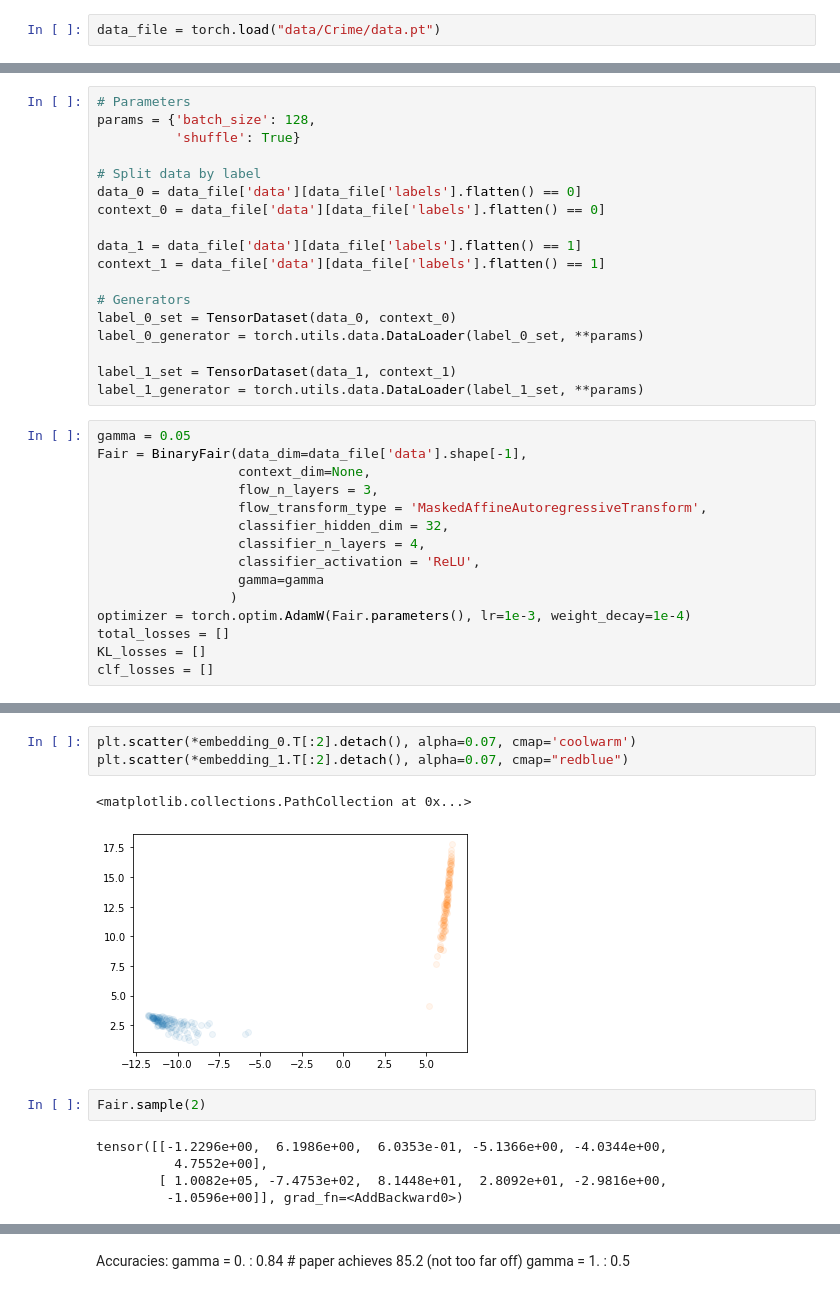
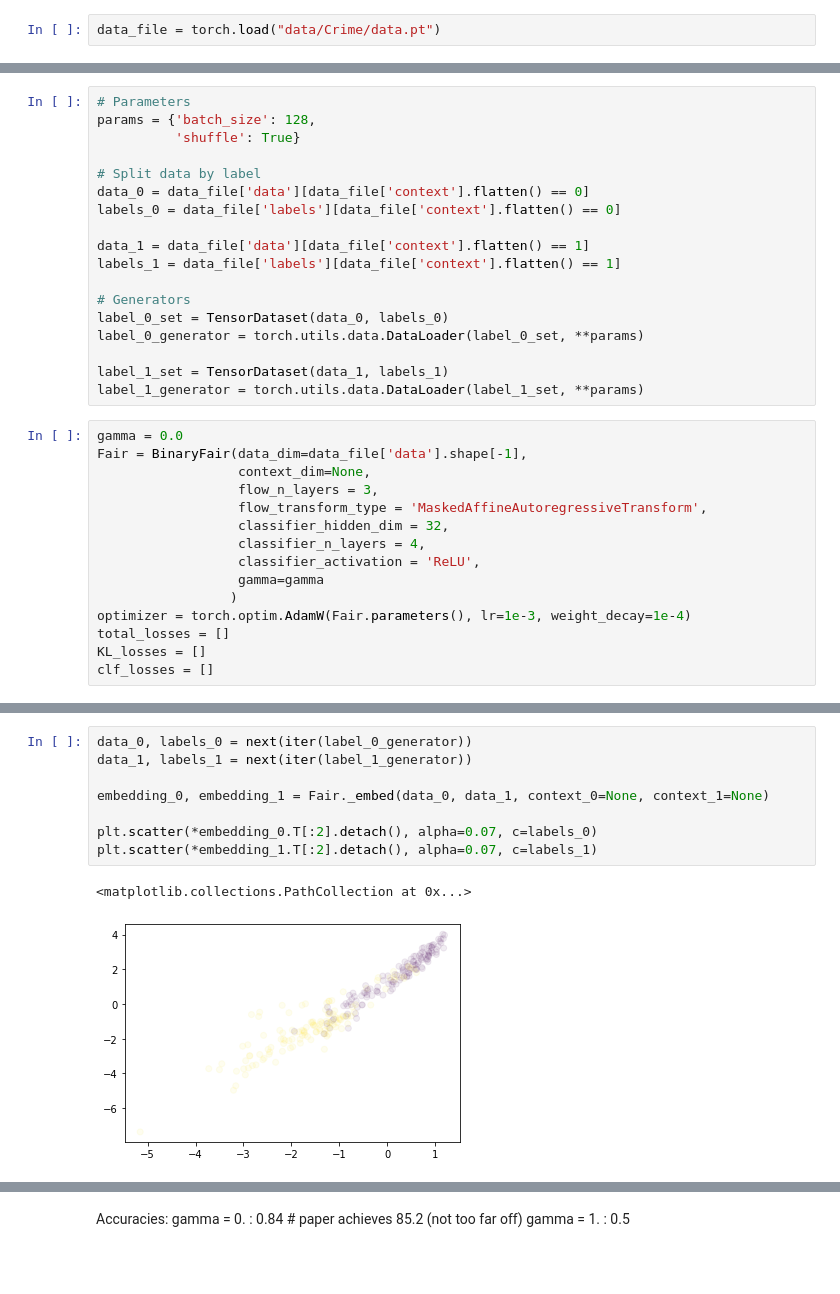
Before and after one commit to jtamanas/FNF4HEP, a Jupyter notebook: CrimeExample.ipynb, the cells around one changed output, grey strips where cells are left out. Drawn from its saved outputs; the diff is of its cells as text; blank space fills up the shorter version.

```diff
--- a/CrimeExample.ipynb
+++ b/CrimeExample.ipynb
@@ -26,20 +26,20 @@ params = {'batch_size': 128,
           'shuffle': True}
 
 # Split data by label
-data_0 = data_file['data'][data_file['labels'].flatten() == 0]
-context_0 = data_file['data'][data_file['labels'].flatten() == 0]
+data_0 = data_file['data'][data_file['context'].flatten() == 0]
+labels_0 = data_file['labels'][data_file['context'].flatten() == 0]
 
-data_1 = data_file['data'][data_file['labels'].flatten() == 1]
-context_1 = data_file['data'][data_file['labels'].flatten() == 1]
+data_1 = data_file['data'][data_file['context'].flatten() == 1]
+labels_1 = data_file['labels'][data_file['context'].flatten() == 1]
 
 # Generators
-label_0_set = TensorDataset(data_0, context_0)
+label_0_set = TensorDataset(data_0, labels_0)
 label_0_generator = torch.utils.data.DataLoader(label_0_set, **params)
 
-label_1_set = TensorDataset(data_1, context_1)
+label_1_set = TensorDataset(data_1, labels_1)
 label_1_generator = torch.utils.data.DataLoader(label_1_set, **params)
 # %%
-gamma = 0.05
+gamma = 0.0
 Fair = BinaryFair(data_dim=data_file['data'].shape[-1],
                   context_dim=None,
                   flow_n_layers = 3,
@@ -116,15 +86,13 @@ tensor([[2.0018e-19],
 # %%
-plt.scatter(*embedding_0.T[:2].detach(), alpha=0.07, cmap='coolwarm')
-plt.scatter(*embedding_1.T[:2].detach(), alpha=0.07, cmap="redblue")
+data_0, labels_0 = next(iter(label_0_generator))
+data_1, labels_1 = next(iter(label_1_generator))
+
+embedding_0, embedding_1 = Fair._embed(data_0, data_1, context_0=None, context_1=None)
+
+plt.scatter(*embedding_0.T[:2].detach(), alpha=0.07, c=labels_0)
+plt.scatter(*embedding_1.T[:2].detach(), alpha=0.07, c=labels_1)
 # %% [output]
 <matplotlib.collections.PathCollection at 0x...>
-[figure, old version]
+[figure, new version]
-# %%
-Fair.sample(2)
-# %% [output]
-tensor([[-1.2296e+00,  6.1986e+00,  6.0353e-01, -5.1366e+00, -4.0344e+00,
-          4.7552e+00],
-        [ 1.0082e+05, -7.4753e+02,  8.1448e+01,  2.8092e+01, -2.9816e+00,
-         -1.0596e+00]], grad_fn=<AddBackward0>)
 # %%
 with torch.no_grad():
```
Also changed, not shown: parts of 9 cells of this notebook, 1 other file.
